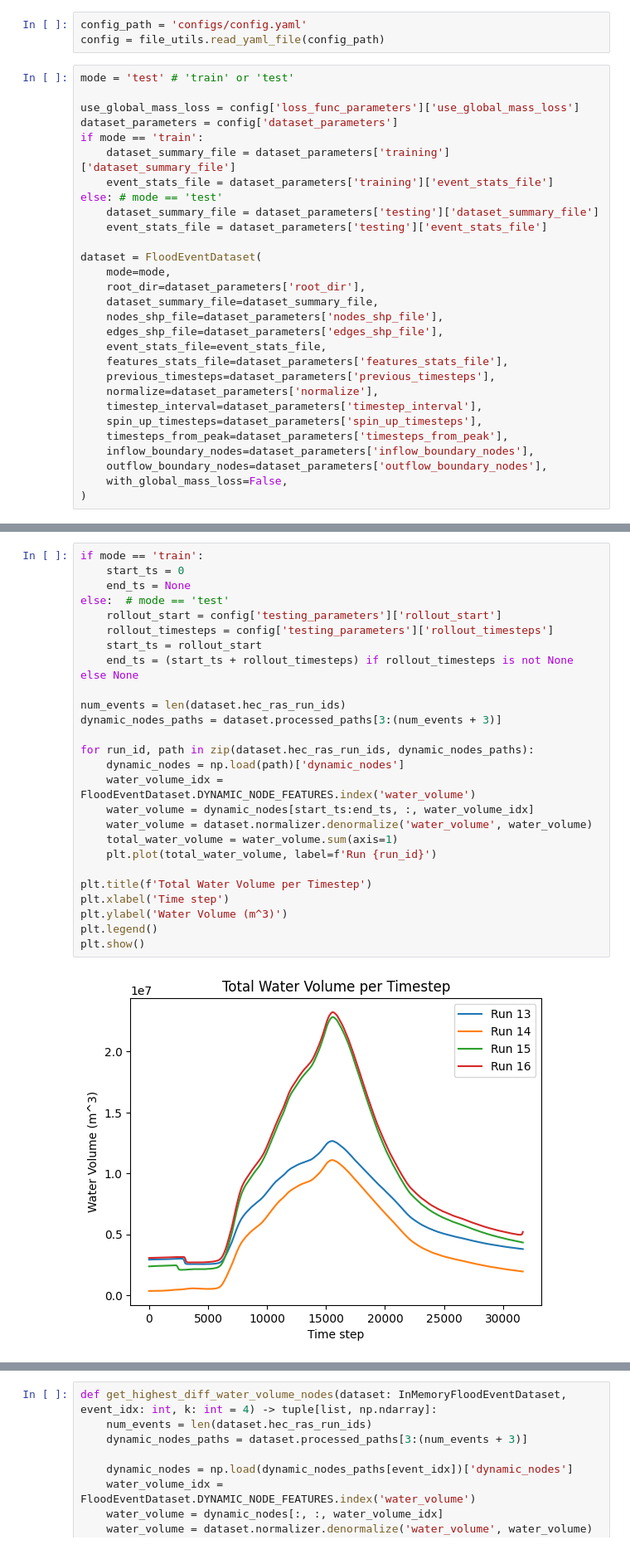
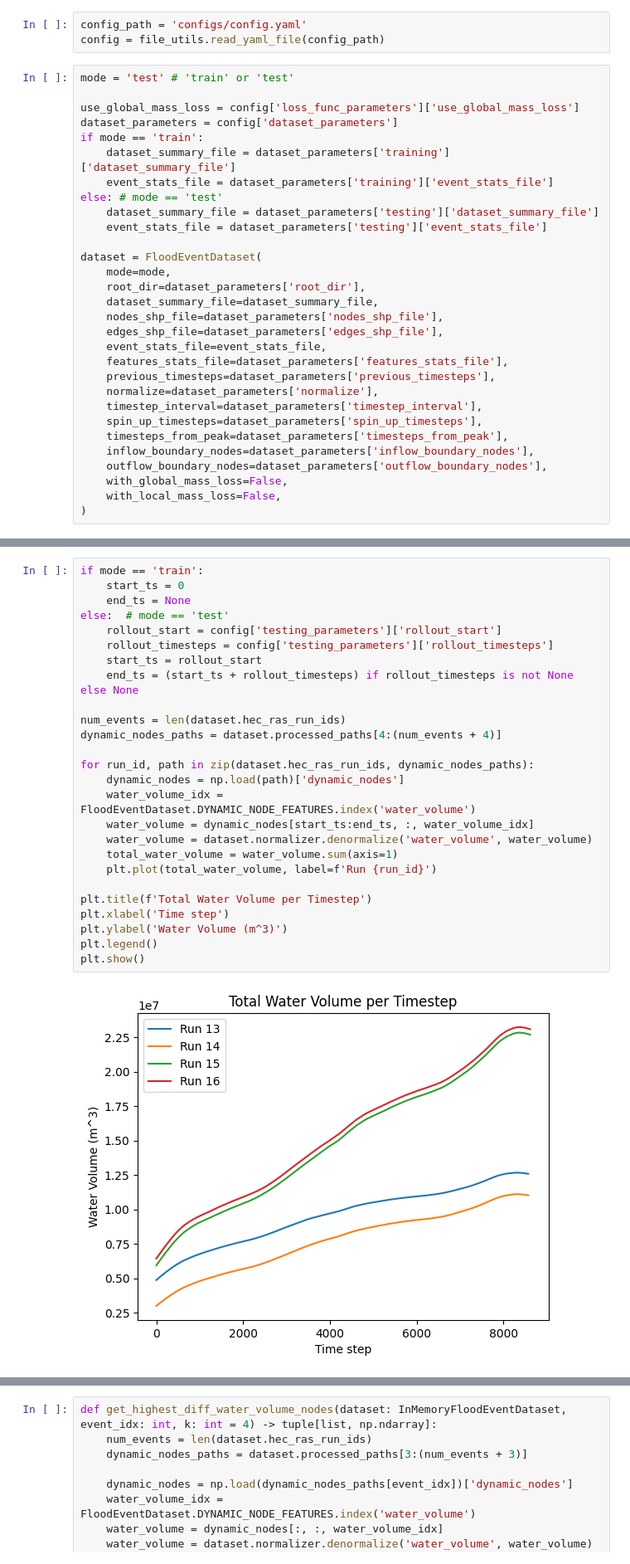
Before and after one commit to acostacos/dual_flood_gnn, a Jupyter notebook: eda.ipynb, the cells around one changed output, grey strips where cells are left out. Shown at 83% size. Saved outputs shown, nothing was run; the diff lists cells and outputs as text.

Commit message:
Update EDA for new processed paths; TODO: Fix opposite sign check

```diff
--- a/eda.ipynb
+++ b/eda.ipynb
@@ -38,6 +38,7 @@ dataset = FloodEventDataset(
     inflow_boundary_nodes=dataset_parameters['inflow_boundary_nodes'],
     outflow_boundary_nodes=dataset_parameters['outflow_boundary_nodes'],
     with_global_mass_loss=False,
+    with_local_mass_loss=False,
 )
 # %%
 print(f'Total number of events: {len(dataset.hec_ras_run_ids)}')
@@ -48,31 +49,31 @@ Total number of timesteps: 126720
 # %%
 if mode == 'train':
     start_ts = 0
     end_ts = None
 else:  # mode == 'test'
     rollout_start = config['testing_parameters']['rollout_start']
     rollout_timesteps = config['testing_parameters']['rollout_timesteps']
     start_ts = rollout_start
     end_ts = (start_ts + rollout_timesteps) if rollout_timesteps is not None else None
 
 num_events = len(dataset.hec_ras_run_ids)
-dynamic_nodes_paths = dataset.processed_paths[3:(num_events + 3)]
+dynamic_nodes_paths = dataset.processed_paths[4:(num_events + 4)]
 
 for run_id, path in zip(dataset.hec_ras_run_ids, dynamic_nodes_paths):
     dynamic_nodes = np.load(path)['dynamic_nodes']
     water_volume_idx = FloodEventDataset.DYNAMIC_NODE_FEATURES.index('water_volume')
     water_volume = dynamic_nodes[start_ts:end_ts, :, water_volume_idx]
     water_volume = dataset.normalizer.denormalize('water_volume', water_volume)
     total_water_volume = water_volume.sum(axis=1)
     plt.plot(total_water_volume, label=f'Run {run_id}')
 
 plt.title(f'Total Water Volume per Timestep')
 plt.xlabel('Time step')
 plt.ylabel('Water Volume (m^3)')
 plt.legend()
 plt.show()
 # %% [output]
-[figure, old version]
+[figure, new version]
 # %%
 FIRST_N_TIMESTEPS = 5
 
```
Also changed, not shown: parts of 2 cells of this notebook.
